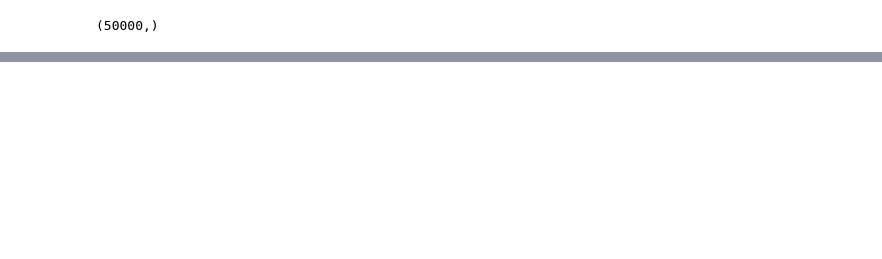
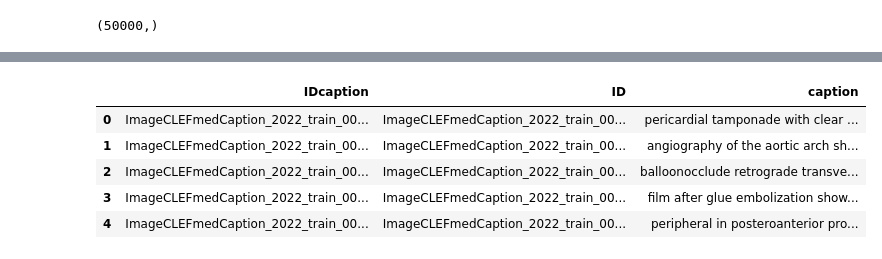
Before and after one commit to lc0312/COSC502, a Jupyter notebook: finalproject_Liu.ipynb, the cells around one changed output, grey strips where cells are left out. Saved outputs shown, nothing was run; the diff lists cells and outputs as text; code cells hidden in the pictures; blank space fills up the shorter version.

```diff
--- a/finalproject_Liu.ipynb
+++ b/finalproject_Liu.ipynb
@@ -410,0 +510,13 @@ knn = KNeighborsClassifier()
+# %%
+# Q4
+#a)
+train_img = pd.read_csv('D:/image_caption.txt')
+train_img[['ID', 'caption']] = train_img['IDcaption'].str.split('\t', expand=True) # modify text to do easier dataframe.
+train_img.head()
+# %% [output]
+|  | IDcaption | ID | caption |
+| 0 | ImageCLEFmedCaption_2022_train_00... | ImageCLEFmedCaption_2022_train_00... | pericardial tamponade with clear ... |
+| 1 | ImageCLEFmedCaption_2022_train_00... | ImageCLEFmedCaption_2022_train_00... | angiography of the aortic arch sh... |
+| 2 | ImageCLEFmedCaption_2022_train_00... | ImageCLEFmedCaption_2022_train_00... | balloonocclude retrograde transve... |
+| 3 | ImageCLEFmedCaption_2022_train_00... | ImageCLEFmedCaption_2022_train_00... | film after glue embolization show... |
+| 4 | ImageCLEFmedCaption_2022_train_00... | ImageCLEFmedCaption_2022_train_00... | peripheral in posteroanterior pro... |
```
Also changed, not shown: parts of 13 cells of this notebook.
